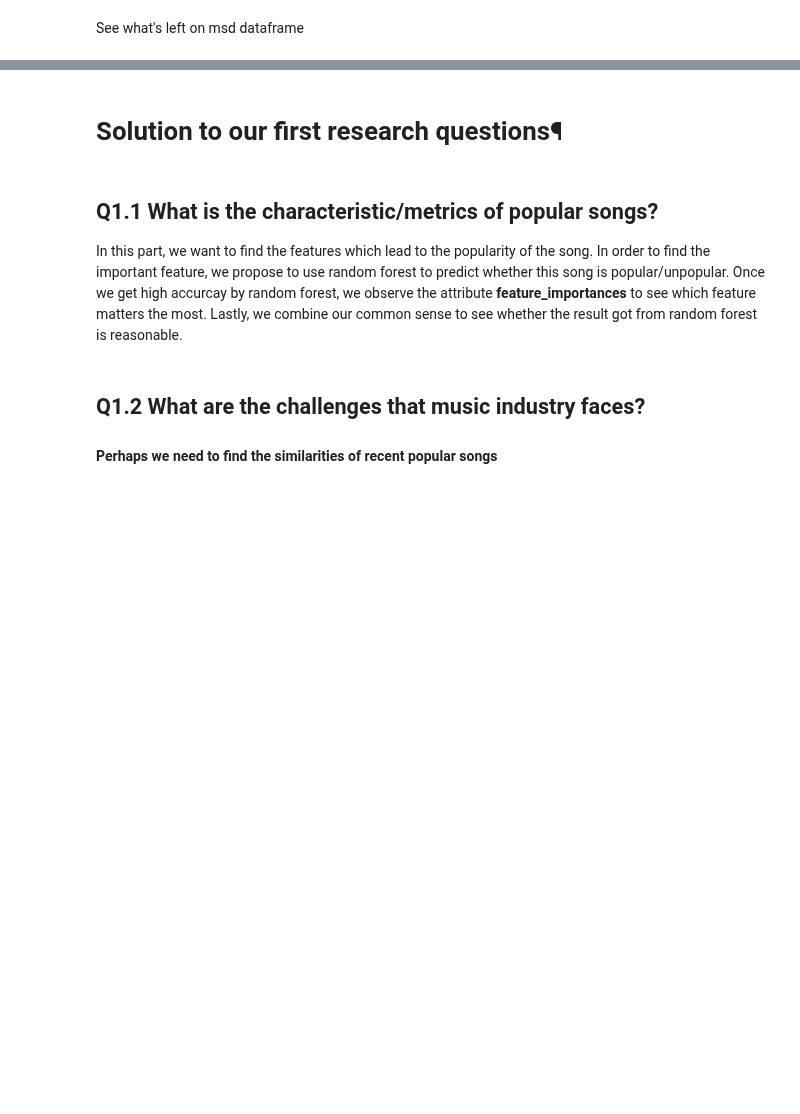
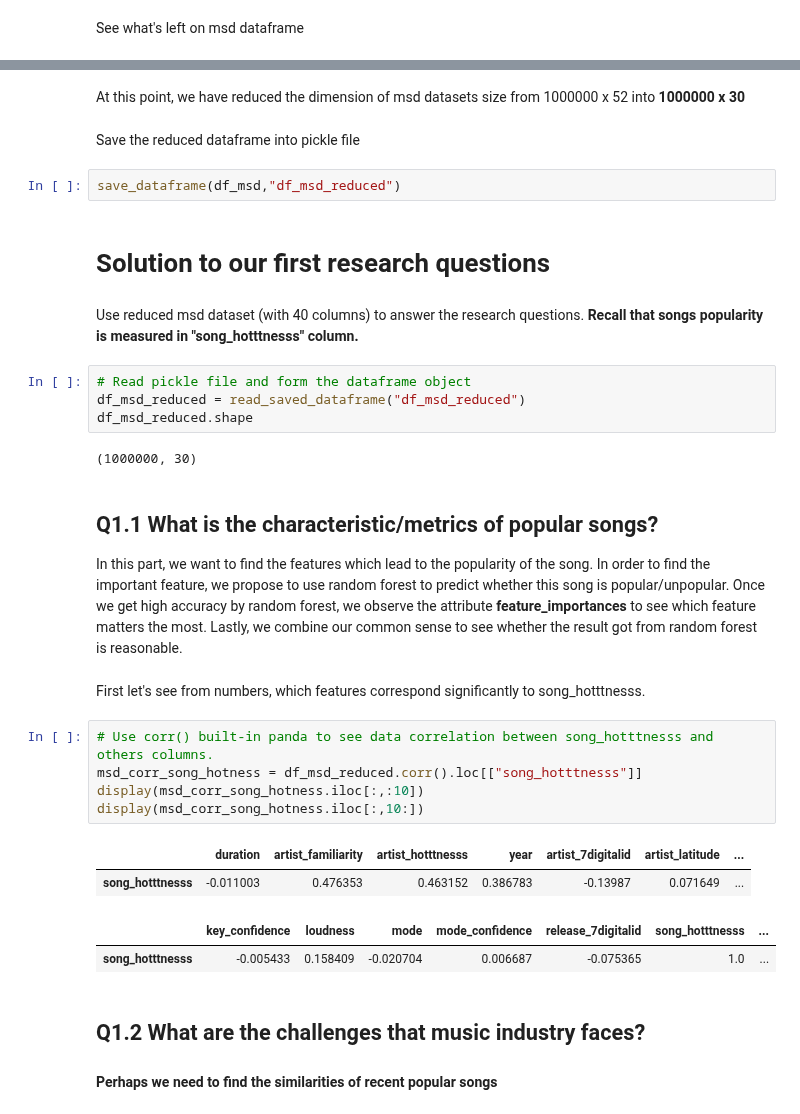
Before and after one commit to sanadhis/ADA-2017, a Jupyter notebook: project/Question1.ipynb, the cells around one changed output, grey strips where cells are left out. Cells and saved outputs as stored; diff of their text form; blank space fills up the shorter version.

```diff
--- a/project/Question1.ipynb
+++ b/project/Question1.ipynb
@@ -256,8 +264,34 @@ Dataset Preview:
+# %% [markdown]
+At this point, we have reduced the dimension of msd datasets size from 1000000 x 52 into **1000000 x 30**
+# %% [markdown]
+Save the reduced dataframe into pickle file
+# %%
+save_dataframe(df_msd,"df_msd_reduced")
 # %% [markdown]
-# Solution to our first research questions¶
+# Solution to our first research questions
+# %% [markdown]
+Use reduced msd dataset (with 40 columns) to answer the research questions. **Recall that songs popularity is measured in "song_hotttnesss" column.**
+# %%
+# Read pickle file and form the dataframe object
+df_msd_reduced = read_saved_dataframe("df_msd_reduced")
+df_msd_reduced.shape
+# %% [output]
+(1000000, 30)
 # %% [markdown]
 ## Q1.1 What is the characteristic/metrics of popular songs?
-In this part, we want to find the features which lead to the popularity of the song. In order to find the important feature, we propose to use random forest to predict whether this song is popular/unpopular. Once we get high accurcay by random forest, we observe the attribute **feature\_importances** to see which feature matters the most. Lastly, we combine our common sense to see whether the result got from random forest is reasonable.
+In this part, we want to find the features which lead to the popularity of the song. In order to find the important feature, we propose to use random forest to predict whether this song is popular/unpopular. Once we get high accuracy by random forest, we observe the attribute **feature\_importances** to see which feature matters the most. Lastly, we combine our common sense to see whether the result got from random forest is reasonable.
+# %% [markdown]
+First let's see from numbers, which features correspond significantly to song_hotttnesss.
+# %%
+# Use corr() built-in panda to see data correlation between song_hotttnesss and others columns.
+msd_corr_song_hotness = df_msd_reduced.corr().loc[["song_hotttnesss"]]
+display(msd_corr_song_hotness.iloc[:,:10])
+display(msd_corr_song_hotness.iloc[:,10:])
+# %% [output]
+|  | duration | artist_familiarity | artist_hotttnesss | year | artist_7digitalid | artist_latitude | ... |
+| song_hotttnesss | -0.011003 | 0.476353 | 0.463152 | 0.386783 | -0.13987 | 0.071649 | ... |
+|  | key_confidence | loudness | mode | mode_confidence | release_7digitalid | song_hotttnesss | ... |
+| song_hotttnesss | -0.005433 | 0.158409 | -0.020704 | 0.006687 | -0.075365 | 1.0 | ... |
 # %% [markdown]
 ## Q1.2 What are the challenges that music industry faces?
 #### Perhaps we need to find the similarities of recent popular songs
```
Also changed, not shown: parts of 10 cells of this notebook.
